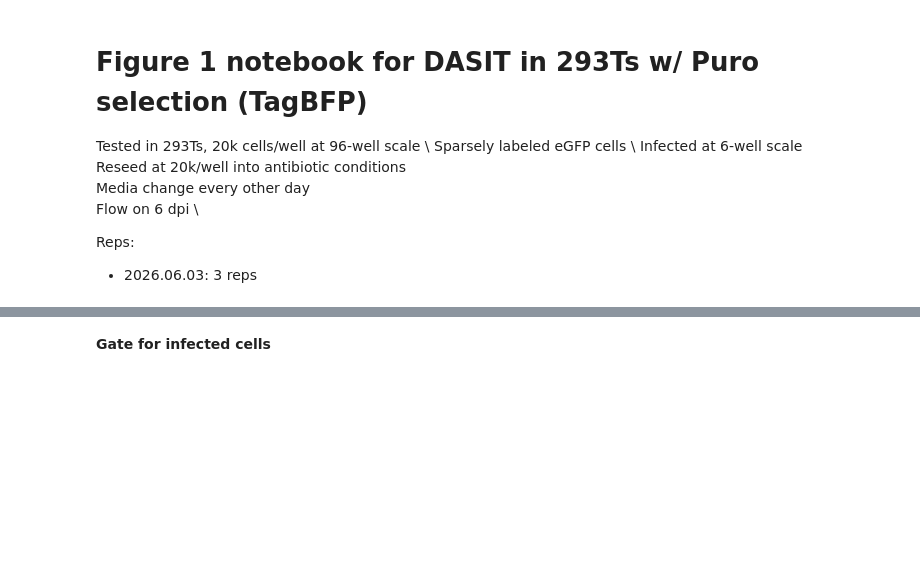
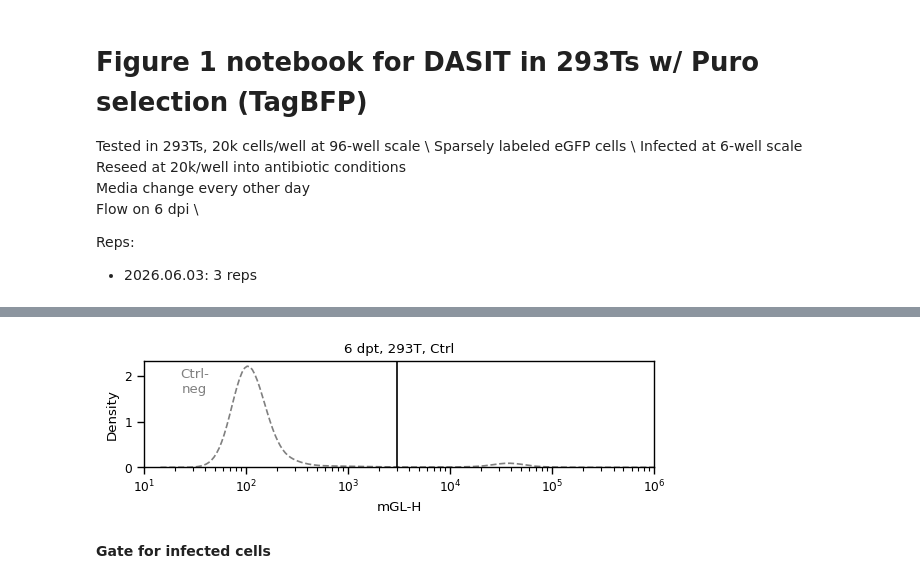
Before and after one commit to GallowayLabMIT/dasit_manuscript, a Jupyter notebook: Figure_1_intro/Figure_1_selection.ipynb, the cells around one changed output, grey strips where cells are left out. Drawn from its saved outputs; the diff is of its cells as text; code cells hidden in the pictures; blank space fills up the shorter version.

```diff
--- a/Figure_1_intro/Figure_1_selection.ipynb
+++ b/Figure_1_intro/Figure_1_selection.ipynb
@@ -102,3 +103,41 @@ for param in parameters:
+# %%
+fig, ax = plt.subplots(1, 1, figsize=(6, 2))
+
+# Threshold for iRFP670
+eGFP_H_threshold = 3000
+
+# Plot iRFP670-H
+x = 'mGL-H'
+hue = 'reporter'
+
+# Plot neg ctrl
+sns.kdeplot(
+    data=untransfected,
+    ax=ax, x=x,
+    common_norm=False, log_scale=(True, False),
+    fill=False, linestyle='--', color='grey', legend=False)
+ax.annotate('Ctrl-\nneg', (0.1, 0.7), color='grey', xycoords='axes fraction', ha='center')
+
+# Plot threshold
+ax.axvline(eGFP_H_threshold, 0, 1, color='black')
+
+# Move legend
+# h,l = ax.get_legend_handles_labels()
+# sns.move_legend(ax, handles=h, labels=l,
+#     title='', loc='upper left', bbox_to_anchor=(1,1), frameon=False)
+
+# Title
+plt.title('6 dpt, 293T, Ctrl')
+# Adjust limits
+mRuby2_lim = (10, 1*10**6)
+for sub_ax in plt.gcf().get_axes():
+    sub_ax.set_xlim(mRuby2_lim)
+
+# Misc plotting stuff
+fig.tight_layout()  # Helps improve white spacing
+# plt.savefig(figpath + 'dist-iRFP670.svg', bbox_inches='tight')
+# %% [output]
+[figure, added]
 # %%
 iRFP670_H_thresh = 2.5e2
 eGFP_gate = 3000
```
Also changed, not shown: parts of 9 cells of this notebook, 3 other files.
